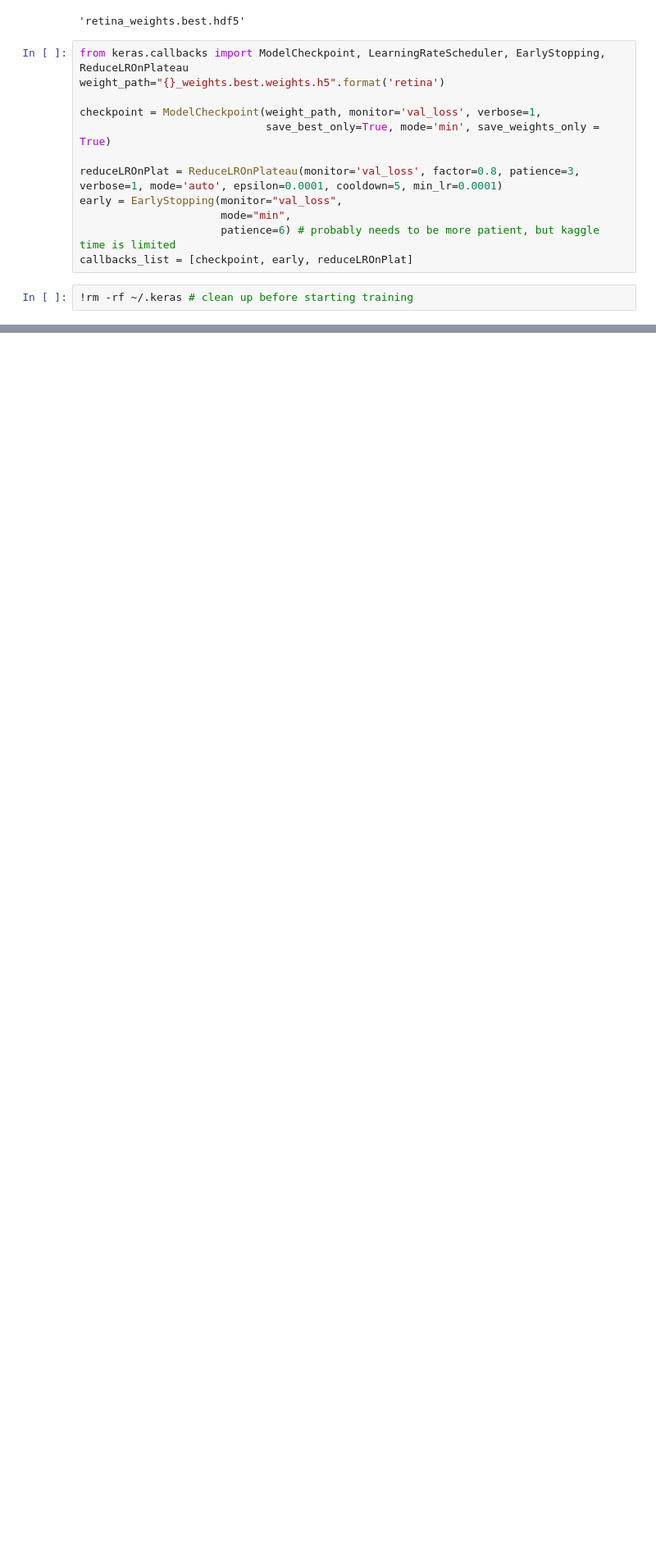
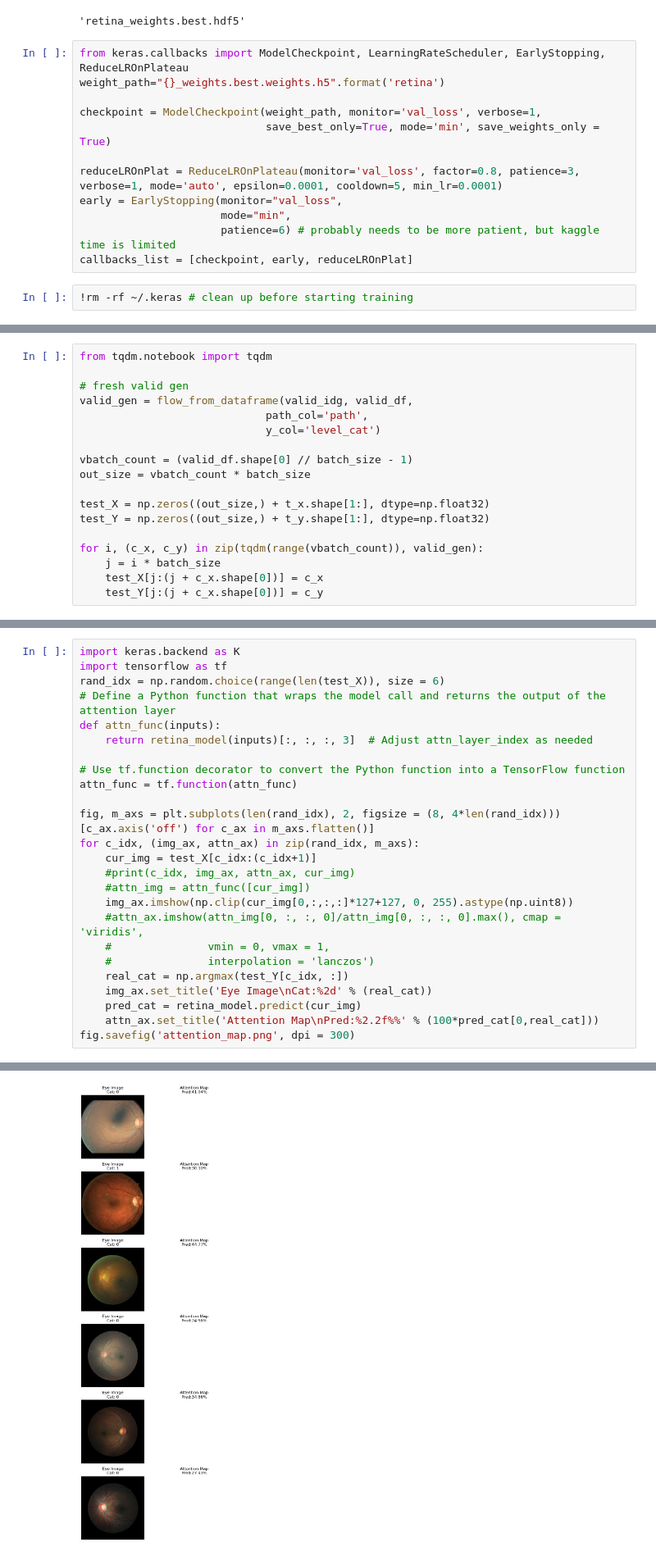
Before and after one commit to ankitmehani/MSIN0097_PredictiveAnalytics_2024, a Jupyter notebook: diabetic-retinopathy-detection-notebook.ipynb, the cells around one changed output, grey strips where cells are left out. Shown at 82% size. Drawn from its saved outputs; the diff is of its cells as text; blank space fills up the shorter version.

```diff
--- a/diabetic-retinopathy-detection-notebook.ipynb
+++ b/diabetic-retinopathy-detection-notebook.ipynb
@@ -545,0 +534,18 @@ AssertionError
+# %%
+from tqdm.notebook import tqdm
+
+# fresh valid gen
+valid_gen = flow_from_dataframe(valid_idg, valid_df,
+                             path_col='path',
+                             y_col='level_cat')
+
+vbatch_count = (valid_df.shape[0] // batch_size - 1)
+out_size = vbatch_count * batch_size
+
+test_X = np.zeros((out_size,) + t_x.shape[1:], dtype=np.float32)
+test_Y = np.zeros((out_size,) + t_y.shape[1:], dtype=np.float32)
+
+for i, (c_x, c_y) in zip(tqdm(range(vbatch_count)), valid_gen):
+    j = i * batch_size
+    test_X[j:(j + c_x.shape[0])] = c_x
+    test_Y[j:(j + c_x.shape[0])] = c_y
@@ -545,0 +613,27 @@ AssertionError
+# %%
+import keras.backend as K
+import tensorflow as tf
+rand_idx = np.random.choice(range(len(test_X)), size = 6)
+# Define a Python function that wraps the model call and returns the output of the attention layer
+def attn_func(inputs):
+    return retina_model(inputs)[:, :, :, 3]  # Adjust attn_layer_index as needed
+
+# Use tf.function decorator to convert the Python function into a TensorFlow function
+attn_func = tf.function(attn_func)
+
+fig, m_axs = plt.subplots(len(rand_idx), 2, figsize = (8, 4*len(rand_idx)))
+[c_ax.axis('off') for c_ax in m_axs.flatten()]
+for c_idx, (img_ax, attn_ax) in zip(rand_idx, m_axs):
+    cur_img = test_X[c_idx:(c_idx+1)]
+    #print(c_idx, img_ax, attn_ax, cur_img)
+    #attn_img = attn_func([cur_img])
+    img_ax.imshow(np.clip(cur_img[0,:,:,:]*127+127, 0, 255).astype(np.uint8))
+    #attn_ax.imshow(attn_img[0, :, :, 0]/attn_img[0, :, :, 0].max(), cmap = 'viridis',
+    #               vmin = 0, vmax = 1,
+    #               interpolation = 'lanczos')
+    real_cat = np.argmax(test_Y[c_idx, :])
+    img_ax.set_title('Eye Image\nCat:%2d' % (real_cat))
+    pred_cat = retina_model.predict(cur_img)
+    attn_ax.set_title('Attention Map\nPred:%2.2f%%' % (100*pred_cat[0,real_cat]))
+fig.savefig('attention_map.png', dpi = 300)
+# %% [output]
@@ -545,0 +646 @@ AssertionError
+[figure, added]
```
Also changed, not shown: parts of 29 cells of this notebook, 2 other files.
